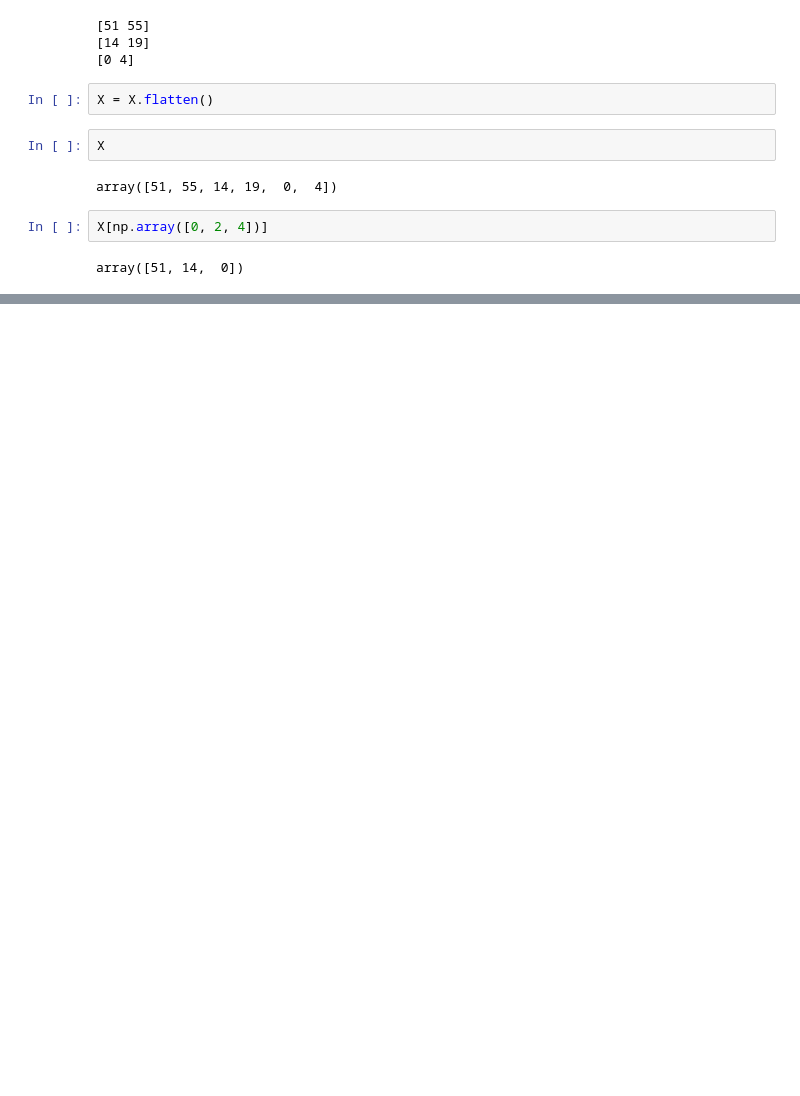
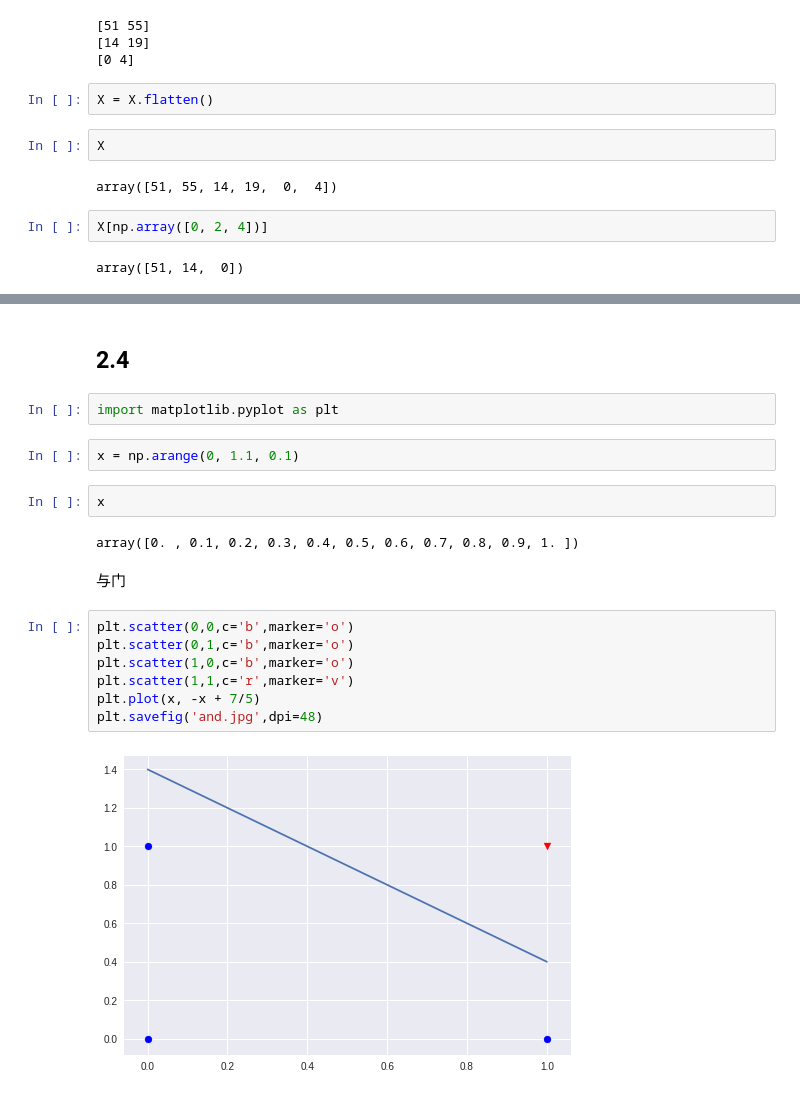
Before and after one commit to dclcs/deep_learning_with_python_code, a Jupyter notebook: deep_learning_with_python_code.ipynb, the cells around one changed output, grey strips where cells are left out. Cells and saved outputs as stored; diff of their text form; blank space fills up the shorter version.

```diff
--- a/deep_learning_with_python_code.ipynb
+++ b/deep_learning_with_python_code.ipynb
@@ -128,0 +201,21 @@ array([51, 14,  0])
+# %% [markdown]
+## 2.4
+# %%
+import matplotlib.pyplot as plt
+# %%
+x = np.arange(0, 1.1, 0.1)
+# %%
+x
+# %% [output]
+array([0. , 0.1, 0.2, 0.3, 0.4, 0.5, 0.6, 0.7, 0.8, 0.9, 1. ])
+# %% [markdown]
+与门
+# %%
+plt.scatter(0,0,c='b',marker='o')
+plt.scatter(0,1,c='b',marker='o')
+plt.scatter(1,0,c='b',marker='o')
+plt.scatter(1,1,c='r',marker='v')
+plt.plot(x, -x + 7/5)
+plt.savefig('and.jpg',dpi=48)
+# %% [output]
+[figure, added]
```
Also changed, not shown: parts of 28 cells of this notebook, 1 other file.
